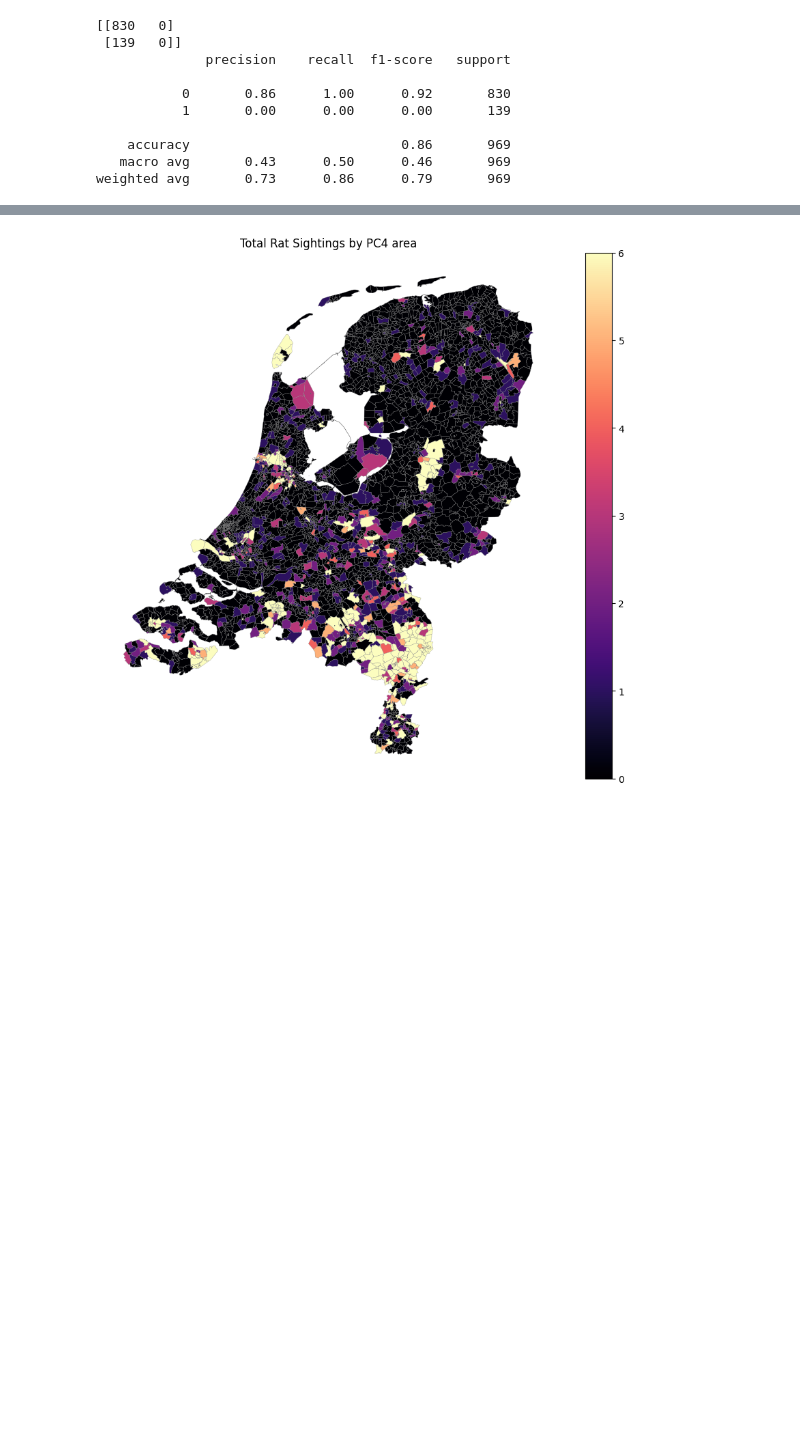
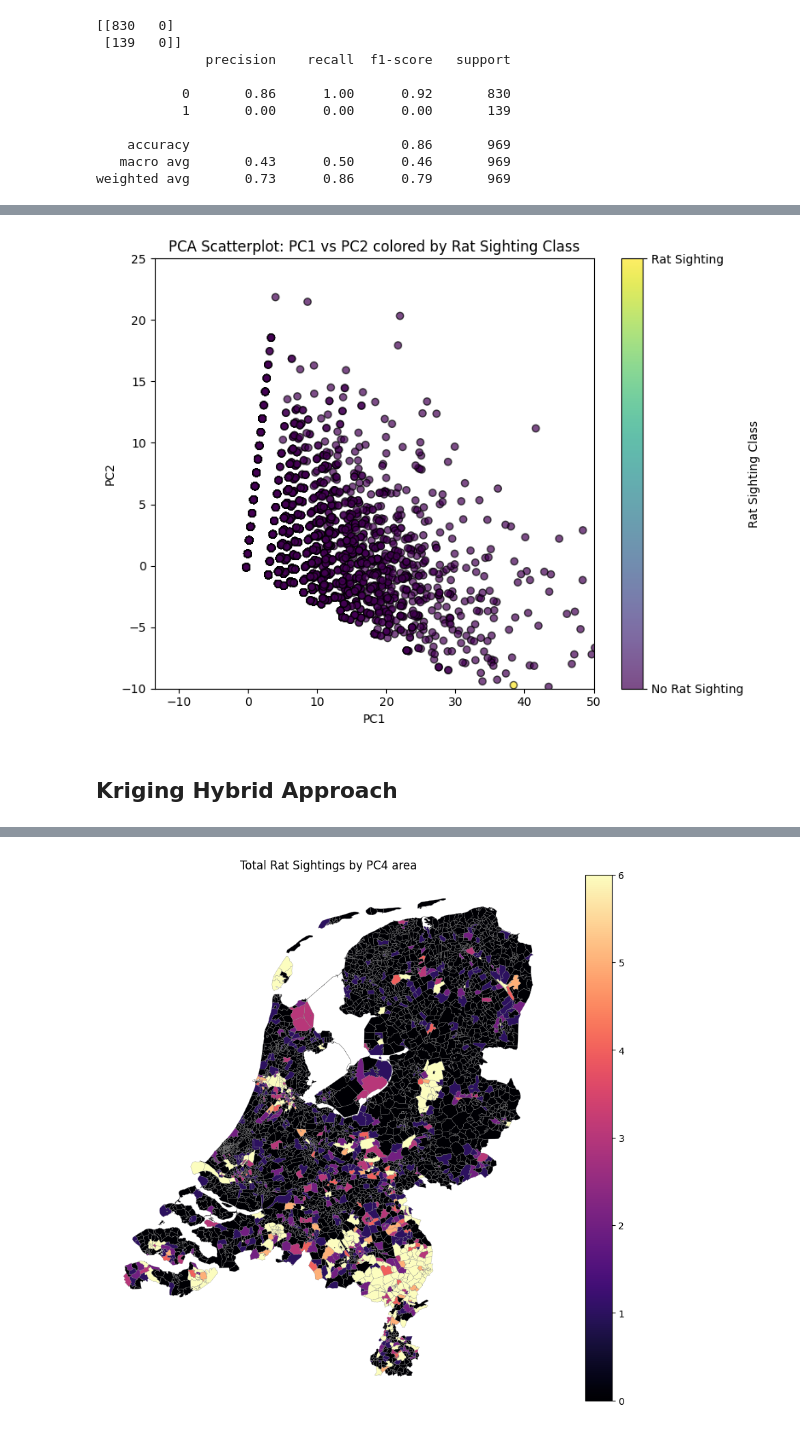
Before and after one commit to wybrendejong/act2025webapp, a Jupyter notebook: data_exploration/classification.ipynb, the cells around one changed output, grey strips where cells are left out. Saved outputs shown, nothing was run; the diff lists cells and outputs as text; code cells hidden in the pictures; blank space fills up the shorter version.

```diff
--- a/data_exploration/classification.ipynb
+++ b/data_exploration/classification.ipynb
@@ -168,0 +468,24 @@ weighted avg       0.79      0.84      0.80       969
+# %%
+plt.figure(figsize=(8, 6))
+scatter = plt.scatter(
+    pca_df[0],
+    pca_df[1],
+    c=(pca_df['TOTAAL'] > 0).astype(int),
+    cmap='viridis',
+    alpha=0.7,
+    edgecolor='k'
+)
+plt.xlabel('PC1')
+plt.ylabel('PC2')
+plt.title('PCA Scatterplot: PC1 vs PC2 colored by Rat Sighting Class')
+cbar = plt.colorbar(scatter, ticks=[0, 1])
+cbar.ax.set_yticklabels(['No Rat Sighting', 'Rat Sighting'])
+cbar.set_label('Rat Sighting Class')
+plt.xlim(right=50)
+plt.ylim(bottom=-10, top=25)
+plt.tight_layout()
+plt.show()
+# %% [output]
+[figure, added]
+# %% [markdown]
+## Kriging Hybrid Approach
```
Also changed, not shown: parts of 36 cells of this notebook, 3 other files.
